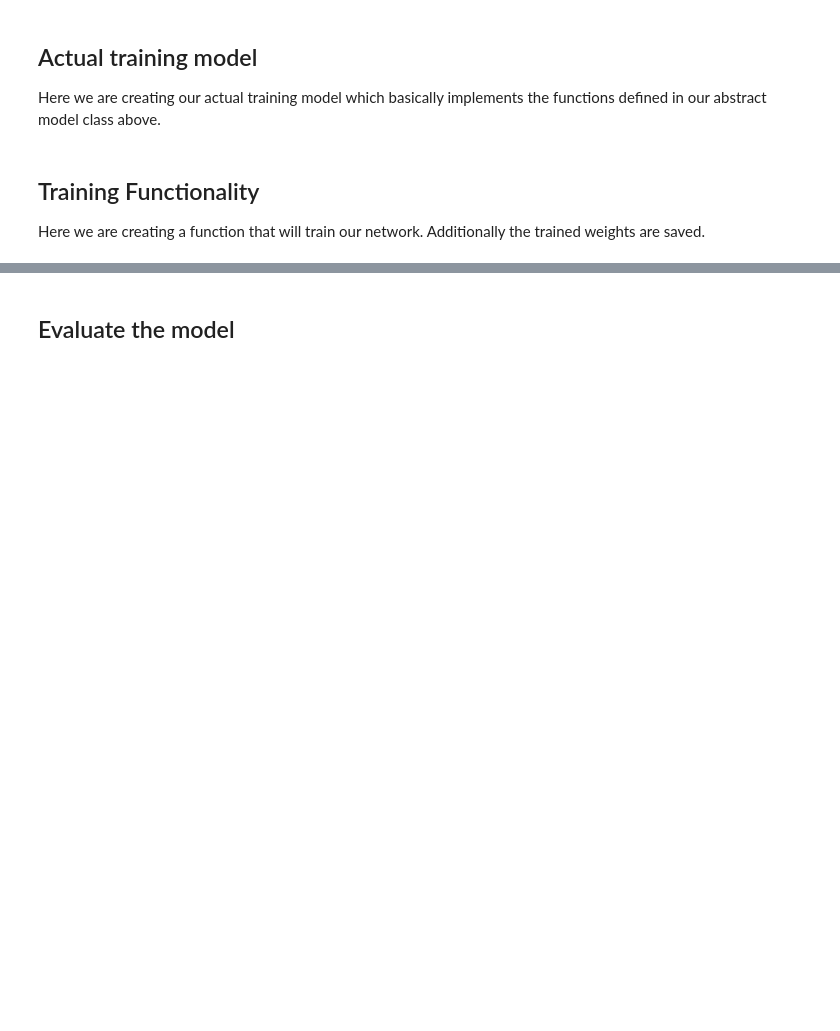
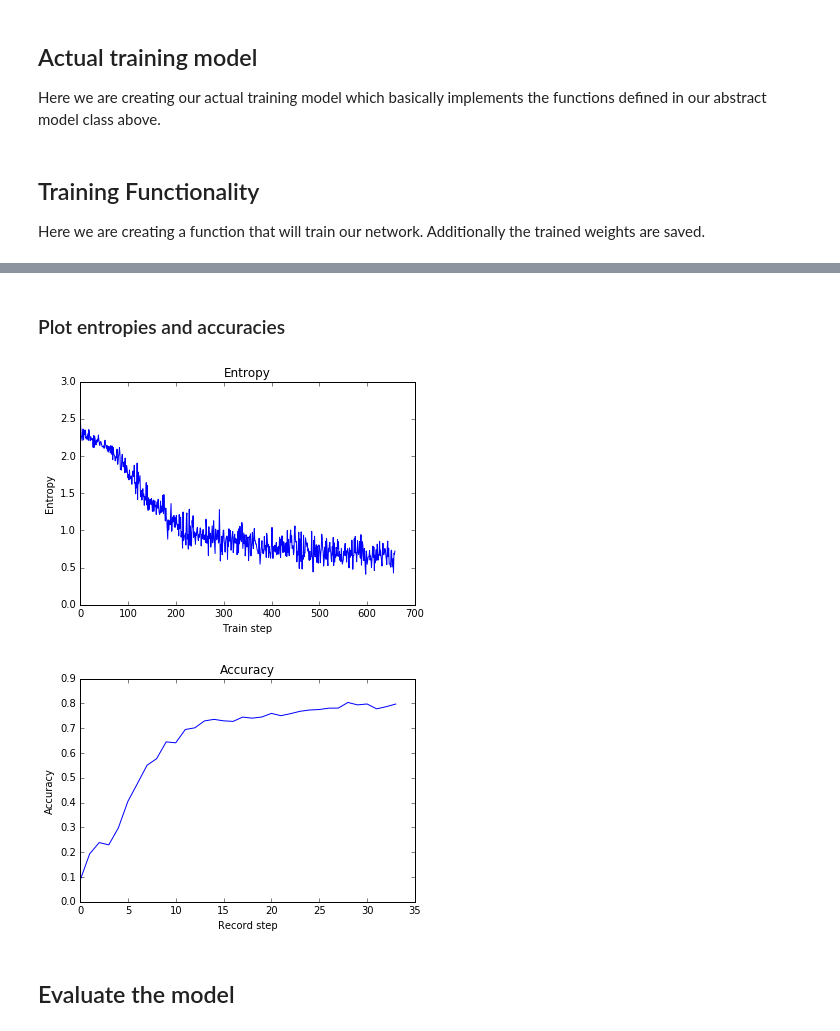
Before and after one commit to BobMcFry/ann-tensorflow, a Jupyter notebook: ex04/25_competition.ipynb, the cells around one changed output, grey strips where cells are left out. Saved outputs shown, nothing was run; the diff lists cells and outputs as text; code cells hidden in the pictures; blank space fills up the shorter version.

Commit message:
added accuracy and entropy plots

```diff
--- a/ex04/25_competition.ipynb
+++ b/ex04/25_competition.ipynb
@@ -556,4 +572,4 @@ optimizer      = optimizer_cls(0.001)
 model          = Model(optimizer, tf.nn.relu)
 epochs         = 1
 batch_size     = 100
-final_accuracy = train_model(model, batch_size, epochs, "weights.txt", False, 20)
+entropies,accuracies = train_model(model, batch_size, epochs, "./weights.txt", True, 20)
@@ -560,3 +594,19 @@ final_accuracy = train_model(model, batch_size, epochs, "weights.txt", False, 20
+# %% [markdown]
+### Plot entropies and accuracies
+# %%
+plt.plot(entropies)
+plt.title('Entropy')
+plt.xlabel('Train step')
+plt.ylabel('Entropy')
+plt.show()
+plt.title('Accuracy')
+plt.plot(accuracies)
+plt.xlabel('Record step')
+plt.ylabel('Accuracy')
+plt.show()
+# %% [output]
+[figure, added]
+[figure, added]
 # %% [markdown]
 ## Evaluate the model
 # %%
```
Also changed, not shown: parts of 2 cells of this notebook.
